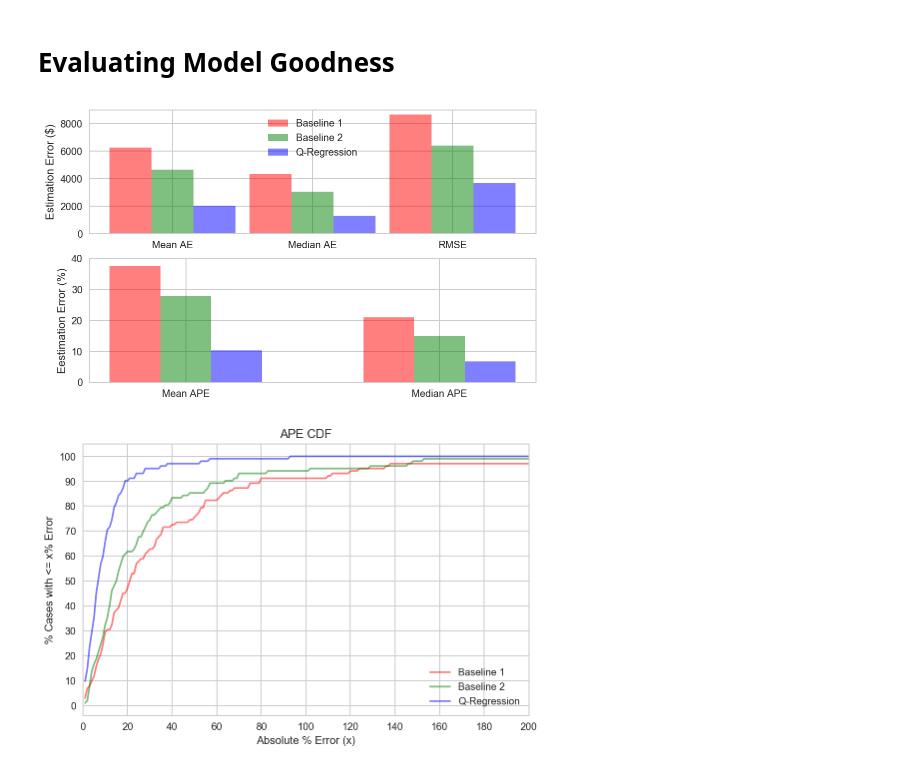
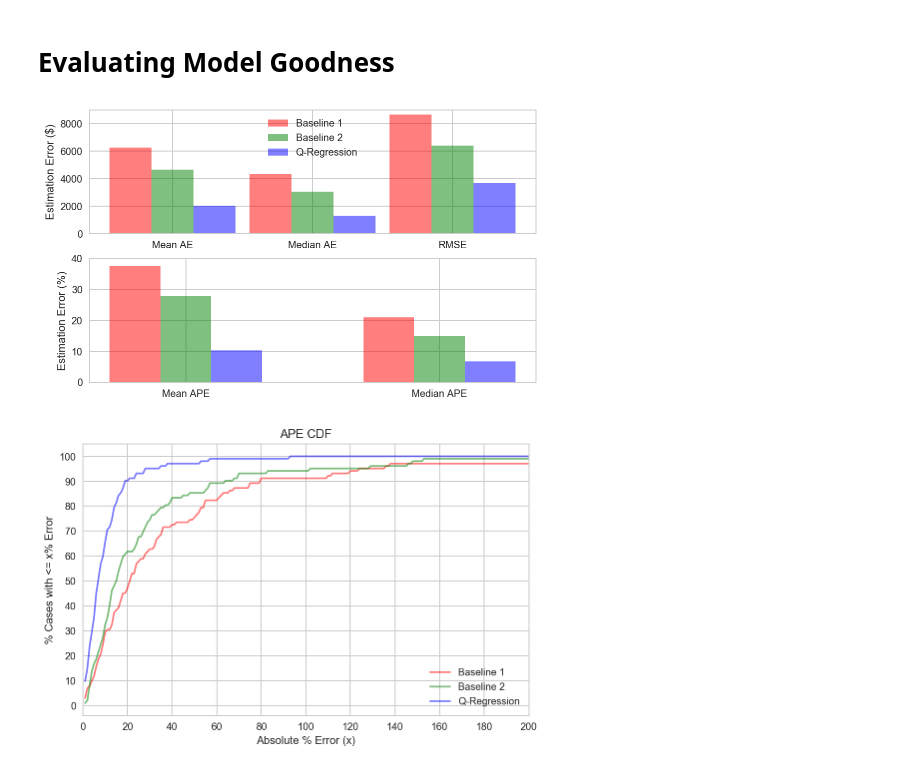
Before and after one commit to thampiman/msdn-digp-blog, a Jupyter notebook: measuring_model_goodness/Regression.ipynb, the cells around one changed output. Drawn from its saved outputs; the diff is of its cells as text; code cells hidden in the pictures.

```diff
--- a/measuring_model_goodness/Regression.ipynb
+++ b/measuring_model_goodness/Regression.ipynb
@@ -253,35 +253,35 @@ def plot_and_save_key_perf_metrics(df, filename):
                 label='Baseline 1')
     ax[0].bar(val_index + bar_width, b2_metrics_val, bar_width,
                     alpha=opacity, color='g',
                     label='Baseline 2')
     ax[0].bar(val_index + 2 * bar_width, reg_metrics_val, bar_width,
                     alpha=opacity, color='b',
                     label='Q-Regression')
     ax[0].set_xticks(val_index + bar_width)
     ax[0].set_xticklabels(val_metrics)
     ax[0].set_ylim([0, 9000])
     ax[0].set_ylabel('Estimation Error ($)')
     ax[0].legend()
 
     bar_width = 0.2
     pc_index = np.arange(len(pc_metrics))
     ax[1].bar(pc_index, b1_metrics_pc, bar_width,
                 alpha=opacity, color='r',
                 label='Baseline 1')
     ax[1].bar(pc_index + bar_width, b2_metrics_pc, bar_width,
                     alpha=opacity, color='g',
                     label='Baseline 2')
     ax[1].bar(pc_index + 2 * bar_width, reg_metrics_pc, bar_width,
                     alpha=opacity, color='b',
                     label='Q-Regression')
     ax[1].set_xticks(pc_index + bar_width)
     ax[1].set_xticklabels(pc_metrics)
     ax[1].set_ylim([0, 40])
-    ax[1].set_ylabel('Eestimation Error (%)')
+    ax[1].set_ylabel('Estimation Error (%)')
     f.savefig(filename, dpi=200, bbox_inches='tight')
 plot_and_save_key_perf_metrics(df_test, 'images/reg_key_perf_metrics.png')
 # %% [output]
-[figure, old version]
+[figure, new version]
 # %%
 def plot_and_save_ape_cdf(df, filename, min_bin=0, max_bin=301, width=1):
     def compute_pdf_cdf(metric_col):
```
Also changed, not shown: parts of 1 cell of this notebook, 1 other file.
